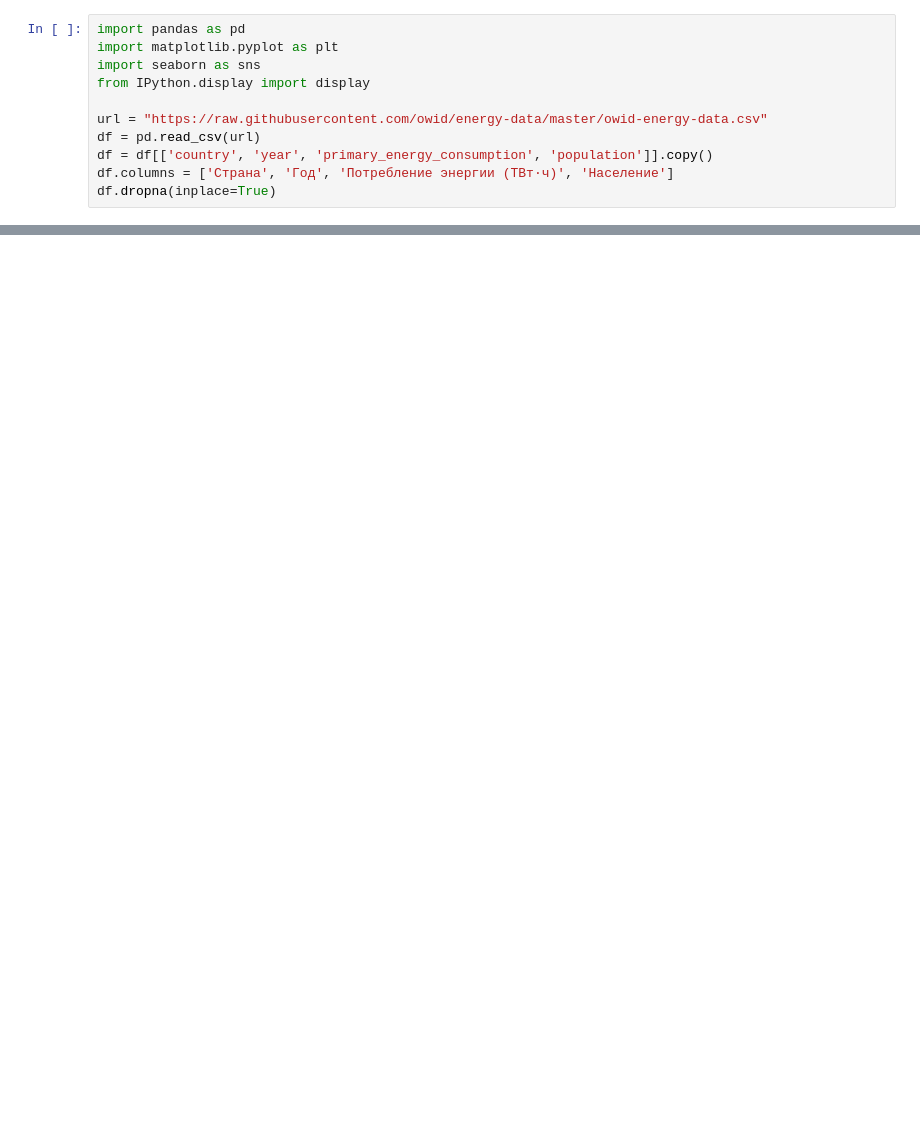
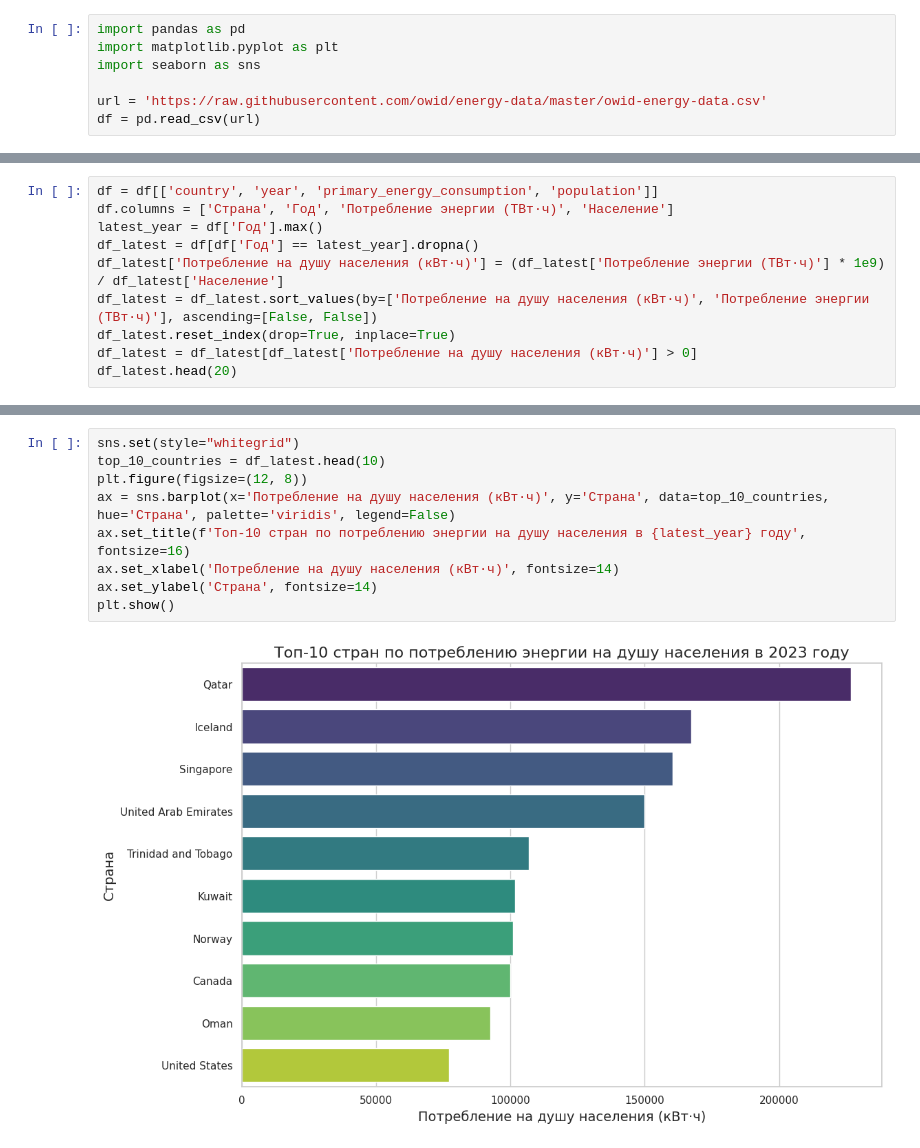
Before and after one commit to aibalit200/almat, a Jupyter notebook: welcome/running_python.ipynb, the cells around one changed output, grey strips where cells are left out. Drawn from its saved outputs; the diff is of its cells as text; blank space fills up the shorter version.

```diff
--- a/welcome/running_python.ipynb
+++ b/welcome/running_python.ipynb
@@ -4,10 +4,6 @@
 import pandas as pd
 import matplotlib.pyplot as plt
 import seaborn as sns
-from IPython.display import display
 
-url = "https://raw.githubusercontent.com/owid/energy-data/master/owid-energy-data.csv"
+url = 'https://raw.githubusercontent.com/owid/energy-data/master/owid-energy-data.csv'
 df = pd.read_csv(url)
-df = df[['country', 'year', 'primary_energy_consumption', 'population']].copy()
-df.columns = ['Страна', 'Год', 'Потребление энергии (ТВт·ч)', 'Население']
-df.dropna(inplace=True)
@@ -57,0 +10,10 @@ plt.show()
+# %%
+df = df[['country', 'year', 'primary_energy_consumption', 'population']]
+df.columns = ['Страна', 'Год', 'Потребление энергии (ТВт·ч)', 'Население']
+latest_year = df['Год'].max()
+df_latest = df[df['Год'] == latest_year].dropna()
+df_latest['Потребление на душу населения (кВт·ч)'] = (df_latest['Потребление энергии (ТВт·ч)'] * 1e9) / df_latest['Население']
+df_latest = df_latest.sort_values(by=['Потребление на душу населения (кВт·ч)', 'Потребление энергии (ТВт·ч)'], ascending=[False, False])
+df_latest.reset_index(drop=True, inplace=True)
+df_latest = df_latest[df_latest['Потребление на душу населения (кВт·ч)'] > 0]
+df_latest.head(20)
@@ -57,0 +38,11 @@ plt.show()
+# %%
+sns.set(style="whitegrid")
+top_10_countries = df_latest.head(10)
+plt.figure(figsize=(12, 8))
+ax = sns.barplot(x='Потребление на душу населения (кВт·ч)', y='Страна', data=top_10_countries, hue='Страна', palette='viridis', legend=False)
+ax.set_title(f'Топ-10 стран по потреблению энергии на душу населения в {latest_year} году', fontsize=16)
+ax.set_xlabel('Потребление на душу населения (кВт·ч)', fontsize=14)
+ax.set_ylabel('Страна', fontsize=14)
+plt.show()
+# %% [output]
+[figure, added]
```
Also changed, not shown: parts of 9 cells of this notebook.
